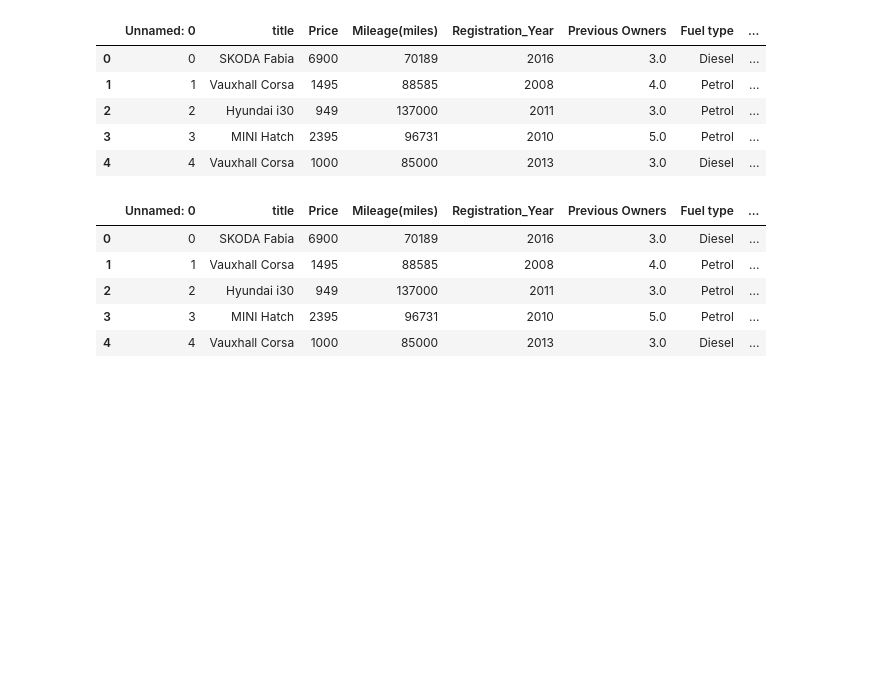
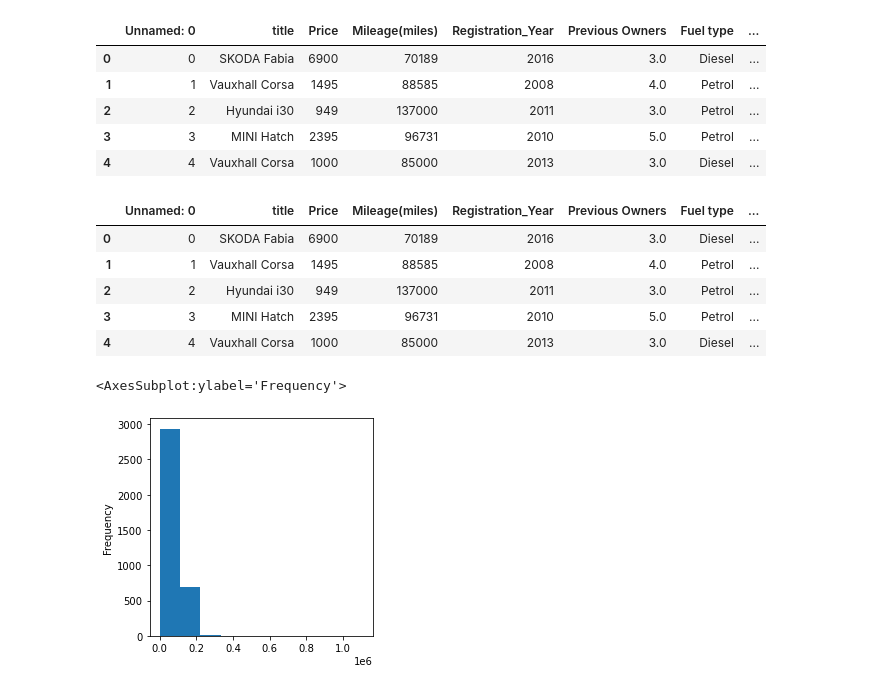
Before and after one commit to karljay98/Used-car-analysis, a Jupyter notebook: analysis.ipynb, the cells around one changed output. Saved outputs shown, nothing was run; the diff lists cells and outputs as text; code cells hidden in the pictures; blank space fills up the shorter version.

```diff
--- a/analysis.ipynb
+++ b/analysis.ipynb
@@ -175,0 +176,5 @@ df.head()
+# %%
+df['Mileage(miles)'].plot.hist(figsize=(4, 4))
+# %% [output]
+<AxesSubplot:ylabel='Frequency'>
+[figure, added]
```
Also changed, not shown: parts of 3 cells of this notebook.
